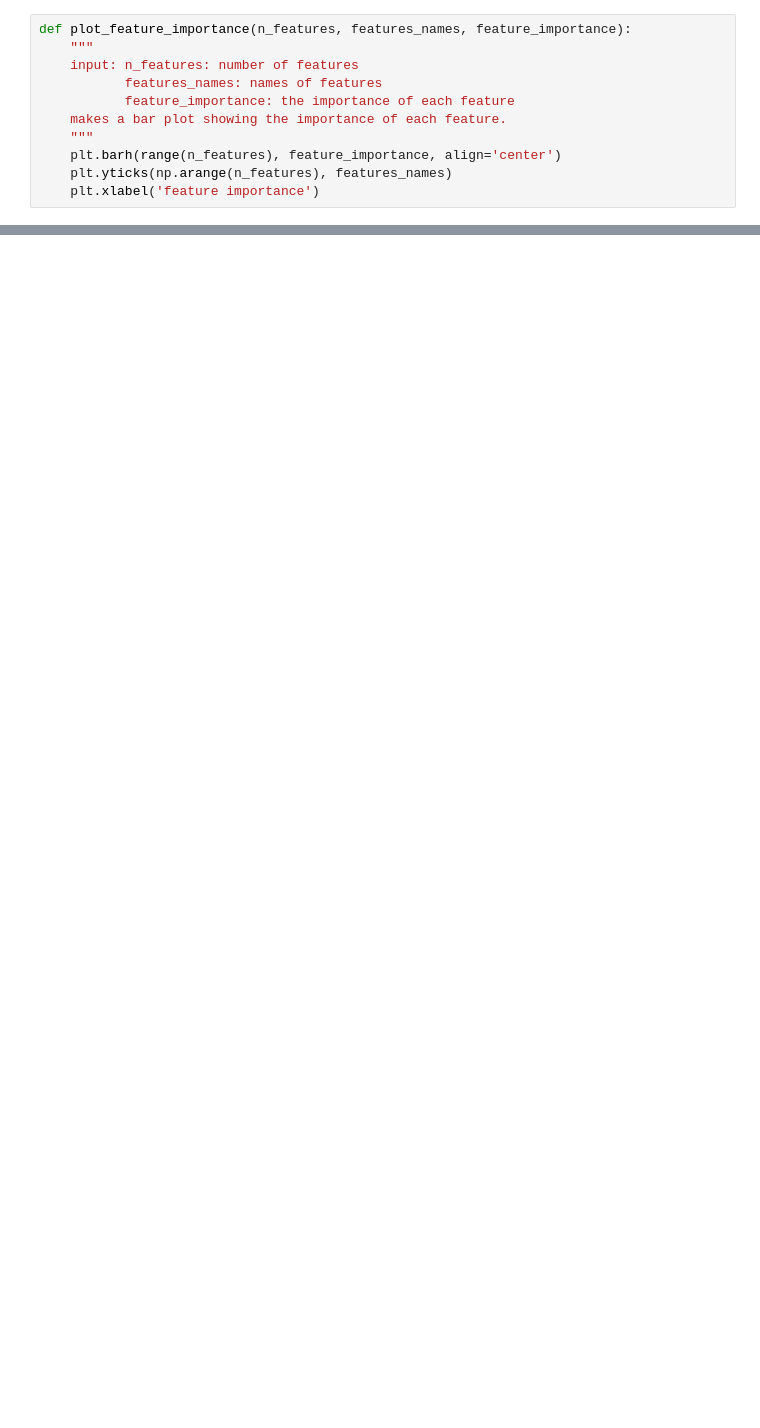
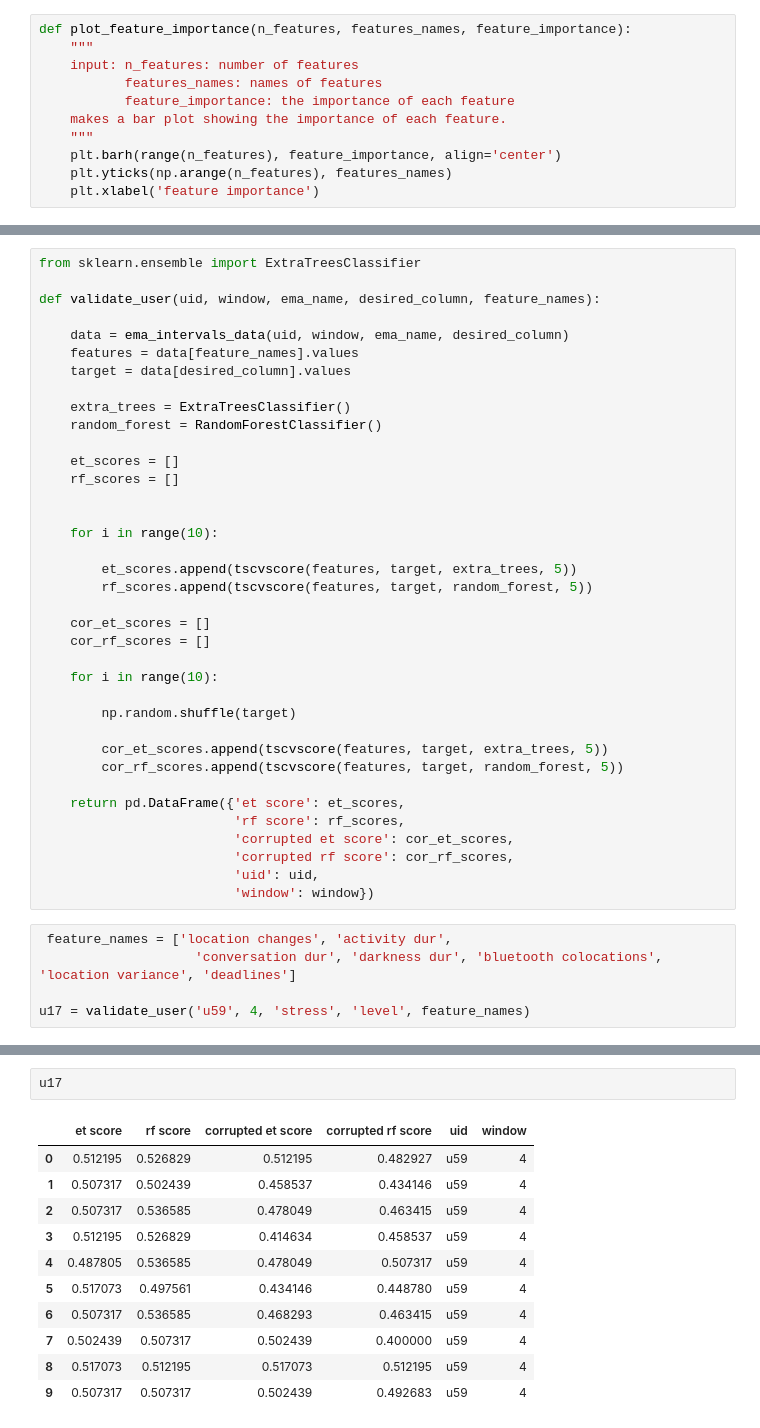
Before and after one commit to oghenand/EMA-Model, a Jupyter notebook: Flexible EMAS.ipynb, the cells around one changed output, grey strips where cells are left out. Drawn from its saved outputs; the diff is of its cells as text; blank space fills up the shorter version.

```diff
--- a/Flexible EMAS.ipynb
+++ b/Flexible EMAS.ipynb
@@ -941,0 +919,42 @@ Fitting 3 folds for each of 100 candidates, totalling 300 fits
+# %%
+from sklearn.ensemble import ExtraTreesClassifier
+
+def validate_user(uid, window, ema_name, desired_column, feature_names):
+
+    data = ema_intervals_data(uid, window, ema_name, desired_column)
+    features = data[feature_names].values
+    target = data[desired_column].values
+
+    extra_trees = ExtraTreesClassifier()
+    random_forest = RandomForestClassifier()
+
+    et_scores = []
+    rf_scores = []
+
+
+    for i in range(10):
+
+        et_scores.append(tscvscore(features, target, extra_trees, 5))
+        rf_scores.append(tscvscore(features, target, random_forest, 5))
+
+    cor_et_scores = []
+    cor_rf_scores = []
+
+    for i in range(10):
+
+        np.random.shuffle(target)
+
+        cor_et_scores.append(tscvscore(features, target, extra_trees, 5))
+        cor_rf_scores.append(tscvscore(features, target, random_forest, 5))
+
+    return pd.DataFrame({'et score': et_scores,
+                         'rf score': rf_scores,
+                         'corrupted et score': cor_et_scores,
+                         'corrupted rf score': cor_rf_scores,
+                         'uid': uid,
+                         'window': window})
+# %%
+ feature_names = ['location changes', 'activity dur',
+                    'conversation dur', 'darkness dur', 'bluetooth colocations', 'location variance', 'deadlines']
+
+u17 = validate_user('u59', 4, 'stress', 'level', feature_names)
@@ -941,0 +970,14 @@ Fitting 3 folds for each of 100 candidates, totalling 300 fits
+# %%
+u17
+# %% [output]
+|  | et score | rf score | corrupted et score | corrupted rf score | uid | window |
+| 0 | 0.512195 | 0.526829 | 0.512195 | 0.482927 | u59 | 4 |
+| 1 | 0.507317 | 0.502439 | 0.458537 | 0.434146 | u59 | 4 |
+| 2 | 0.507317 | 0.536585 | 0.478049 | 0.463415 | u59 | 4 |
+| 3 | 0.512195 | 0.526829 | 0.414634 | 0.458537 | u59 | 4 |
+| 4 | 0.487805 | 0.536585 | 0.478049 | 0.507317 | u59 | 4 |
+| 5 | 0.517073 | 0.497561 | 0.434146 | 0.448780 | u59 | 4 |
+| 6 | 0.507317 | 0.536585 | 0.468293 | 0.463415 | u59 | 4 |
+| 7 | 0.502439 | 0.507317 | 0.502439 | 0.400000 | u59 | 4 |
+| 8 | 0.517073 | 0.512195 | 0.517073 | 0.512195 | u59 | 4 |
+| 9 | 0.507317 | 0.507317 | 0.502439 | 0.492683 | u59 | 4 |
```
Also changed, not shown: parts of 24 cells of this notebook.
